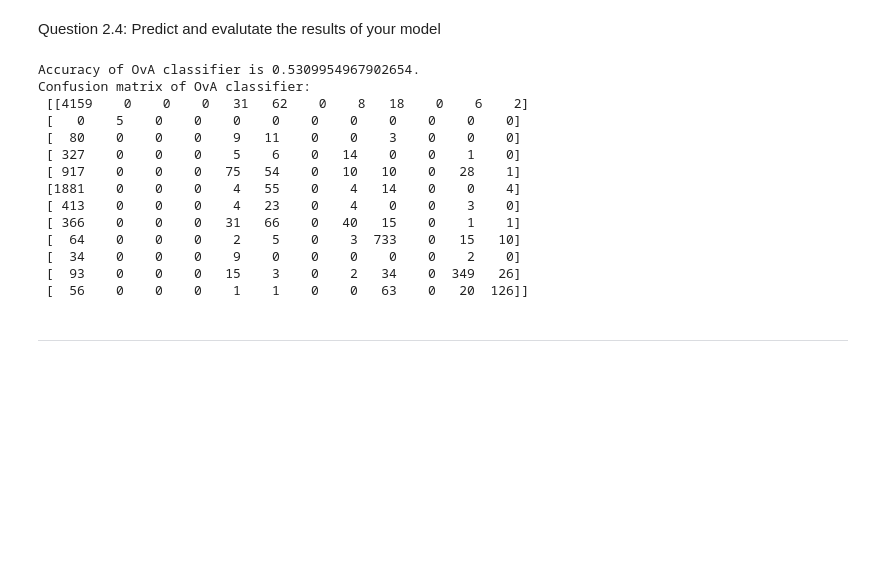
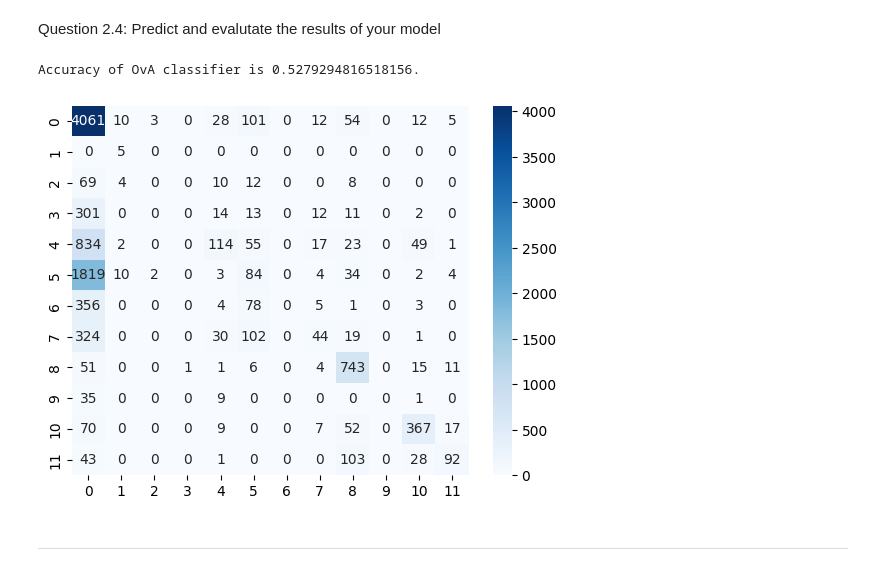
Before and after one commit to laduran/MLearning520A, a Jupyter notebook: Week 1/ML520 - Lesson1 - Louis Duran.ipynb, the cells around one changed output. Drawn from its saved outputs; the diff is of its cells as text; code cells hidden in the pictures; blank space fills up the shorter version.

```diff
--- a/Week 1/ML520 - Lesson1 - Louis Duran.ipynb
+++ b/Week 1/ML520 - Lesson1 - Louis Duran.ipynb
@@ -99,11 +95,11 @@ scaler = StandardScaler()
 # Fit the scaler on the training data
 scaler.fit(x_train)
 # Apply Z-normalization to the training data
-x_train_norm = scaler.transform(x_train)
+x_train = scaler.transform(x_train)
 
 scaler.fit(x_test)
 # Apply Z-normalization to the test data
-x_test_norm = scaler.transform(x_test)
+x_test = scaler.transform(x_test)
 # %% [markdown]
 Question 2.1: Write a method to train multiple logistic regression models performing One vs All (OvA) classification. The method allows you to pass in training features, and target. The method returns a list of models and their associated labels.
 Within the method:
@@ -159,7 +155,7 @@ Question 2.3: Train OvA model on the Avila dataset
 from sklearn.linear_model import LogisticRegression
 
 # Train the multiclass classifier using OvA strategy
-models, model_labels = trainOvA(x_train_norm, y_train)
+models, model_labels = trainOvA(x_train, y_train)
 # %% [output]
 number of classes is 12
 Train Logistic Regression model for class A
@@ -177,31 +173,23 @@ Train Logistic Regression model for class Y
 # %% [markdown]
 Question 2.4: Predict and evalutate the results of your model
 # %%
-te_z_ova = predictOvA(models, model_labels, x_test_norm)
+te_z_ova = predictOvA(models, model_labels, x_test)
 # %%
 from sklearn.metrics import accuracy_score
 from sklearn.metrics import confusion_matrix
 
 ova_accuracy = accuracy_score(y_test, te_z_ova)
-ova_confuction_matrix = confusion_matrix(y_test, te_z_ova)
+ova_confusion_matrix = confusion_matrix(y_test, te_z_ova)
 
 print("Accuracy of OvA classifier is {}.".format(ova_accuracy))
-print("Confusion matrix of OvA classifier: \n {}".format(ova_confuction_matrix))
+#print("Confusion matrix of OvA classifier: \n {}".format(ova_confusion_matrix))
+
+sns.heatmap(ova_confusion_matrix, annot=True, fmt='', cmap='Blues')
+# Show the plot
+plt.show()
 # %% [output]
-Accuracy of OvA classifier is 0.5309954967902654.
-Confusion matrix of OvA classifier:
- [[4159    0    0    0   31   62    0    8   18    0    6    2]
- [   0    5    0    0    0    0    0    0    0    0    0    0]
- [  80    0    0    0    9   11    0    0    3    0    0    0]
- [ 327    0    0    0    5    6    0   14    0    0    1    0]
- [ 917    0    0    0   75   54    0   10   10    0   28    1]
- [1881    0    0    0    4   55    0    4   14    0    0    4]
- [ 413    0    0    0    4   23    0    4    0    0    3    0]
- [ 366    0    0    0   31   66    0   40   15    0    1    1]
- [  64    0    0    0    2    5    0    3  733    0   15   10]
- [  34    0    0    0    9    0    0    0    0    0    2    0]
- [  93    0    0    0   15    3    0    2   34    0  349   26]
- [  56    0    0    0    1    1    0    0   63    0   20  126]]
+Accuracy of OvA classifier is 0.5279294816518156.
+[figure, added]
 # %% [markdown]
 ---
 # %% [markdown]
```
Also changed, not shown: parts of 8 cells of this notebook.
